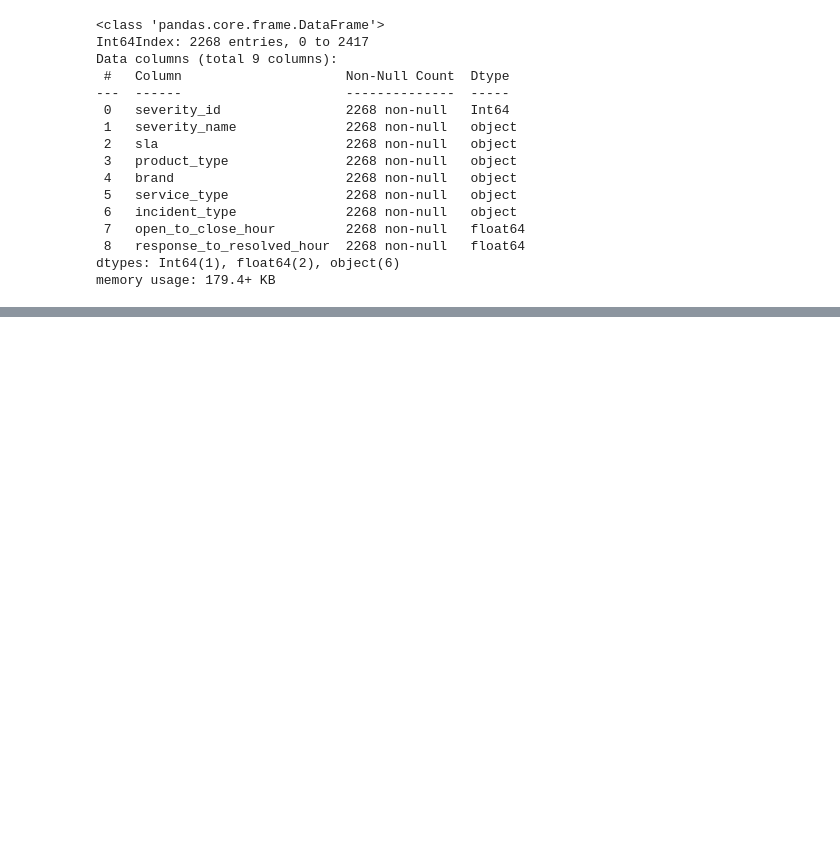
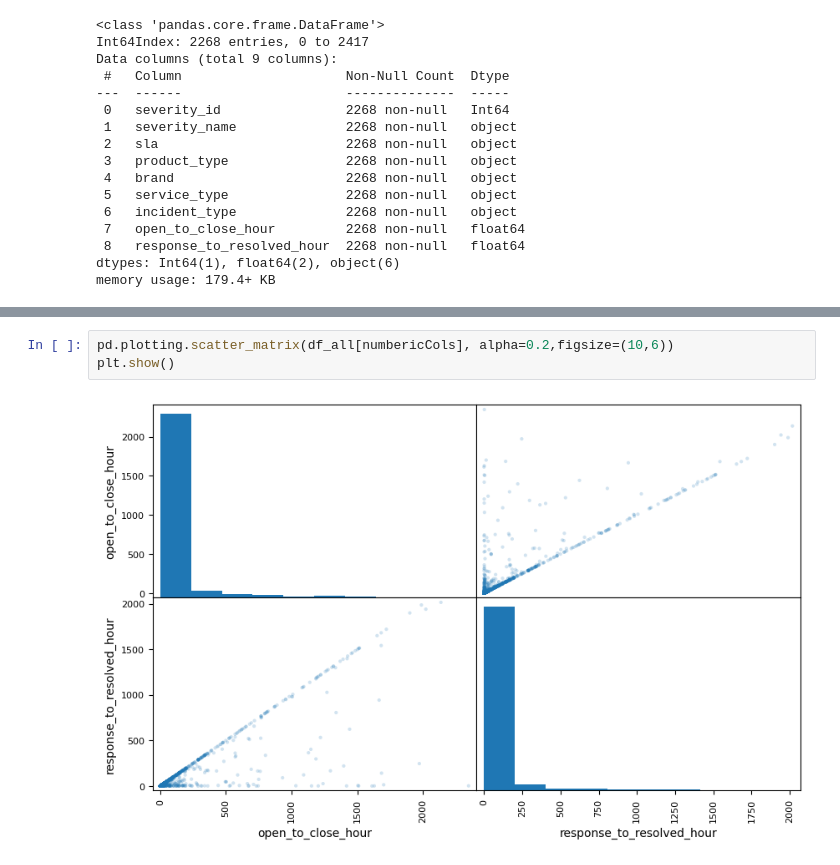
Before and after one commit to technqvi/MyYoutube-Demo, a Jupyter notebook: google_data_ai/t2-explore_to_create_train_data_ml.ipynb, the cells around one changed output, grey strips where cells are left out. Cells and saved outputs as stored; diff of their text form; blank space fills up the shorter version.

```diff
--- a/google_data_ai/t2-explore_to_create_train_data_ml.ipynb
+++ b/google_data_ai/t2-explore_to_create_train_data_ml.ipynb
@@ -290,0 +310,5 @@ memory usage: 179.4+ KB
+# %%
+pd.plotting.scatter_matrix(df_all[numbericCols], alpha=0.2,figsize=(10,6))
+plt.show()
+# %% [output]
+[figure, added]
```
Also changed, not shown: parts of 17 cells of this notebook, 4 other files.
